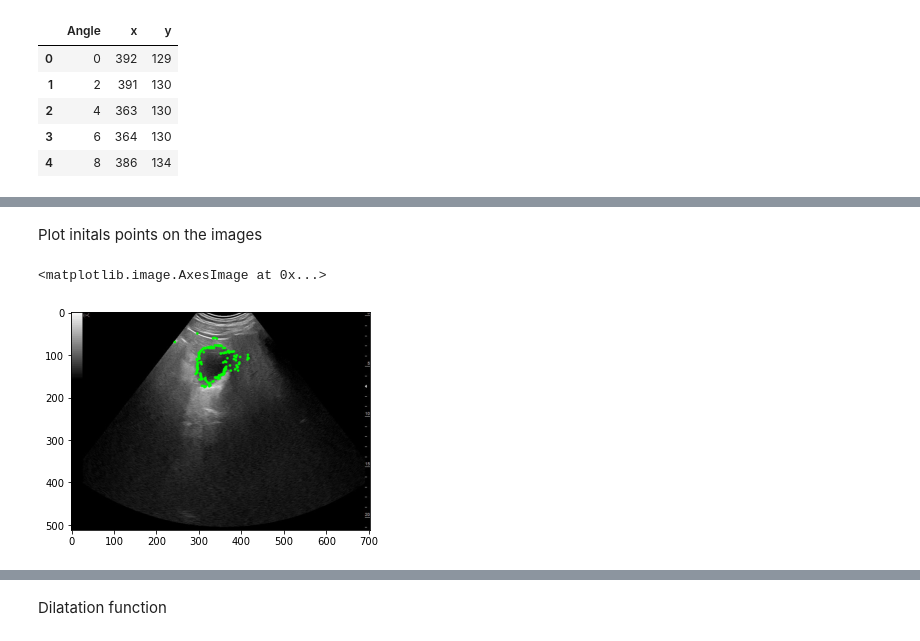
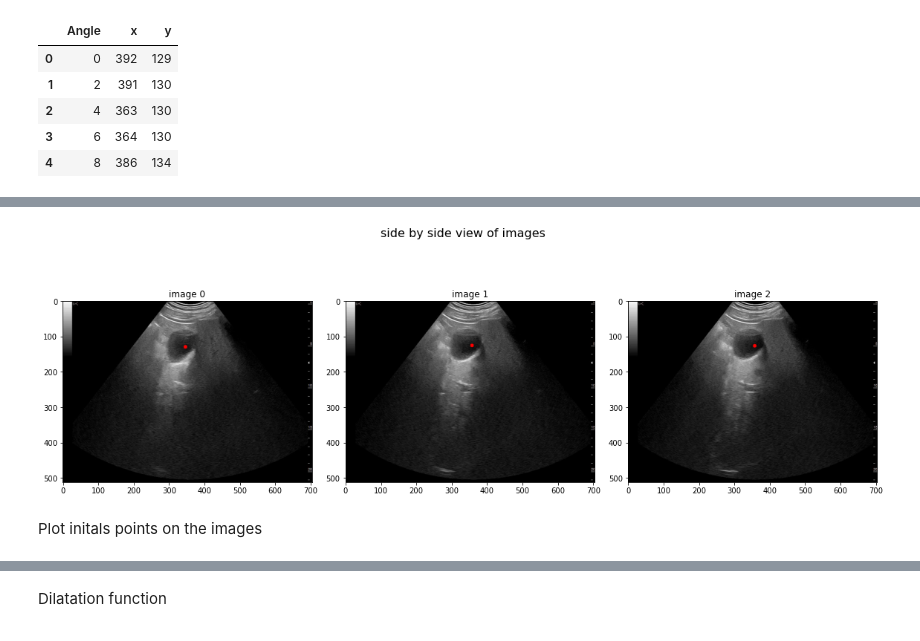
Before and after one commit to yousraBRK/Vesicule_Segmentation_with_ContourRegularisation, a Jupyter notebook: Code.ipynb, the cells around one changed output, grey strips where cells are left out. Saved outputs shown, nothing was run; the diff lists cells and outputs as text; code cells hidden in the pictures.

```diff
--- a/Code.ipynb
+++ b/Code.ipynb
@@ -124,16 +90,49 @@ plt.imshow(imgpltC7)
+# %%
+#plot the center point on the images
+#plot center on image 5
+# Get the center coordinate.
+x_center=int(CP5_df.get(['X Coordinate'][0]) )
+y_center =int(CP5_df.get(['Y Coordinate'][0]))
+
+imgpltC5=image5.copy()
+imgpltC5 = cv2.circle(imgpltC5, (x_center,y_center), radius=0, color=(255, 0, 0), thickness=10)
+
+#plot center on image 6
+# Get the center coordinate.
+x_center=int(CP6_df.get(['X Coordinate'][0]) )
+y_center =int(CP6_df.get(['Y Coordinate'][0]))
+
+imgpltC6=image6.copy()
+imgpltC6 = cv2.circle(imgpltC6, (x_center,y_center), radius=0, color=(255, 0, 0), thickness=10)
+
+
+#plot center on image 7
+# Get the center coordinate.
+x_center=int(CP7_df.get(['X Coordinate'][0]) )
+y_center =int(CP7_df.get(['Y Coordinate'][0]))
+
+imgpltC7 =image7.copy()
+imgpltC7 = cv2.circle(imgpltC7, (x_center,y_center), radius=0, color=(255, 0, 0), thickness=10)
+
+imagesCenters=[imgpltC5,imgpltC6,imgpltC7]
+
+
+
+NUM_ROWS = 1
+IMGs_IN_ROW = 3
+
+f, ax_arr = plt.subplots(NUM_ROWS, IMGs_IN_ROW, figsize=(16,6))
+
+for i, image in enumerate(imagesCenters):
+    ax_arr[i].imshow(image)
+    ax_arr[i].set_title('image '+ str(i))
+
+
+title = 'side by side view of images'
+f.suptitle(title, fontsize=16)
+plt.tight_layout()
+plt.show()
+# %% [output]
+[figure, added]
 # %% [markdown]
 Plot initals points on the images
-# %%
-#Plot points for image 5
-data = points5_df.values
-imgplt5 = image5.copy()
-for i in range(len(data)):
-    x=data[i][1]
-    y=data[i][2]
-    imgplt5= cv2.circle(imgplt5, (x,y), radius=0, color=(0, 255, 0), thickness=5)
-
-
-plt.imshow(imgplt5)
-# %% [output]
-<matplotlib.image.AxesImage at 0x...>
-[figure, removed]
```
Also changed, not shown: parts of 19 cells of this notebook.
